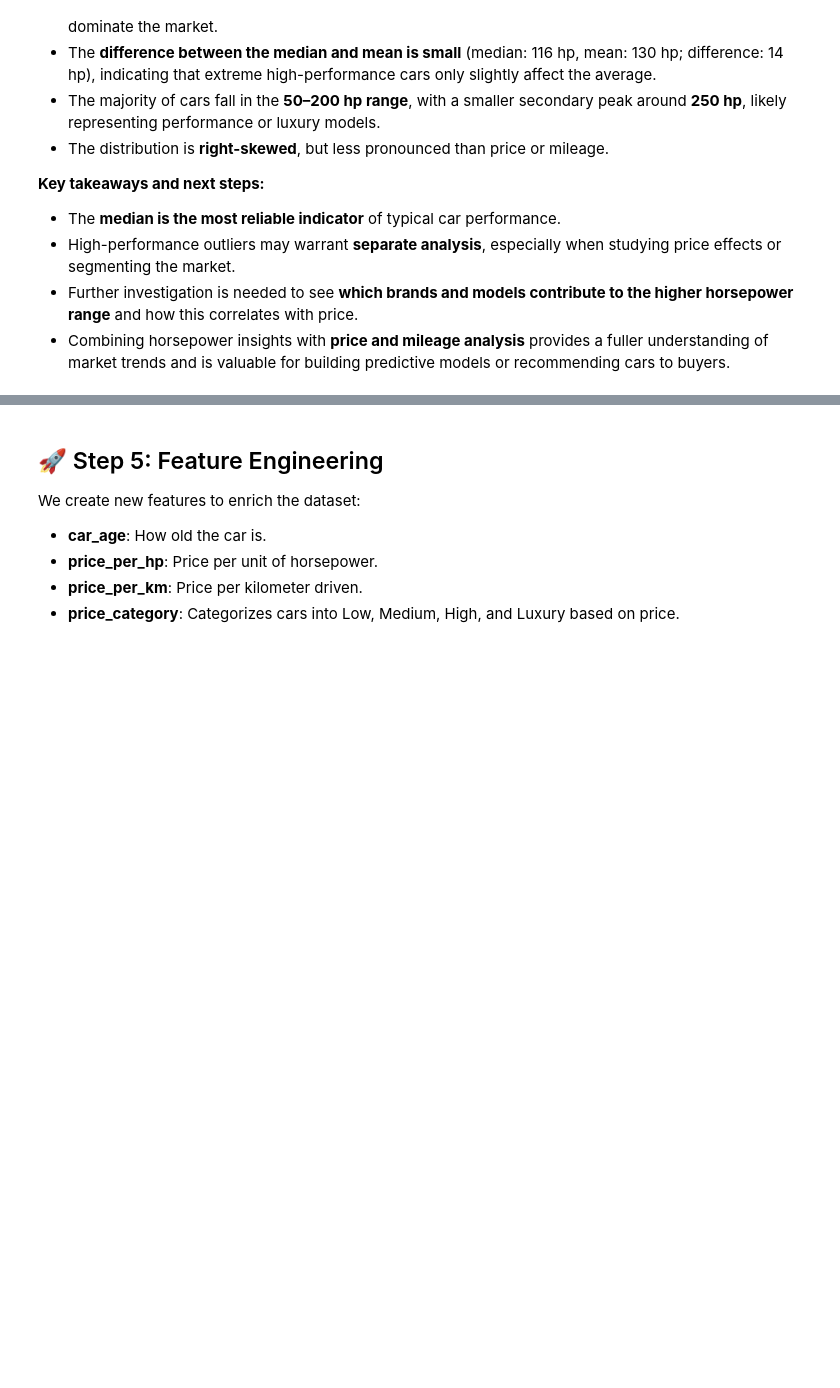
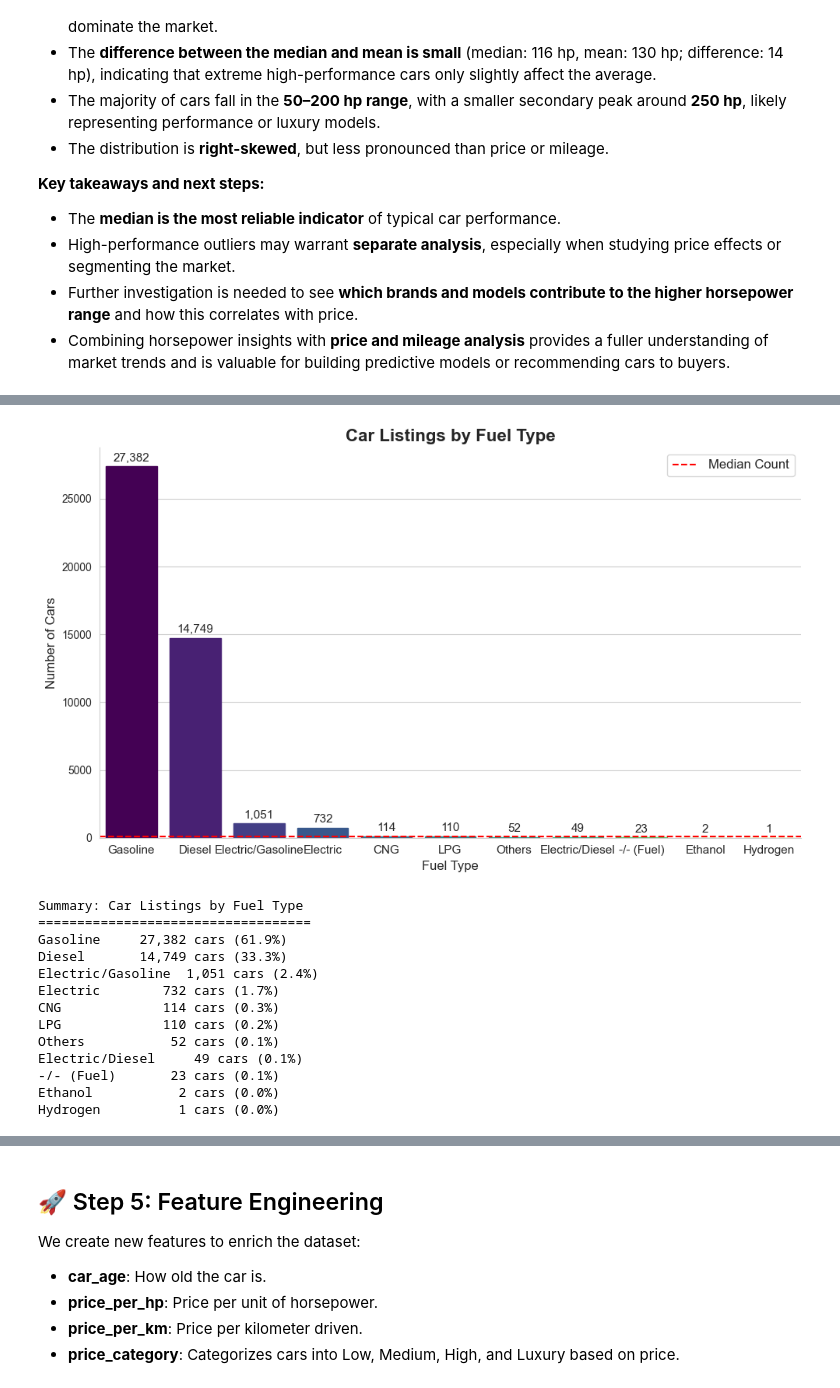
Before and after one commit to AdjinaMohamed/Used_Cars_Analysis, a Jupyter notebook: notebooks/Used_Cars_Analysis.ipynb, the cells around one changed output, grey strips where cells are left out. Cells and saved outputs as stored; diff of their text form; code cells hidden in the pictures; blank space fills up the shorter version.

```diff
--- a/notebooks/Used_Cars_Analysis.ipynb
+++ b/notebooks/Used_Cars_Analysis.ipynb
@@ -446,0 +493,61 @@ Examining the histogram of car horsepower, several patterns emerge:
+# %%
+# Count cars by fuel type
+
+fuel_counts = cars['fuel'].value_counts()
+
+plt.figure(figsize=(10, 6))
+ax = sns.barplot(
+    x=fuel_counts.index,
+    y=fuel_counts.values
+)
+
+# Apply consistent color gradient
+for i, bar in enumerate(ax.patches):
+    bar.set_color(plt.cm.viridis(i / len(ax.patches)))
+
+# Add median line for context
+median_count = fuel_counts.median()
+plt.axhline(median_count, color='red', linestyle='--', label='Median Count')
+
+# Add value labels on top of each bar
+for bar in ax.patches:
+    height = bar.get_height()
+    ax.text(bar.get_x() + bar.get_width()/2., height + 200,
+            f'{int(height):,}', ha='center', va='bottom', fontsize=11)
+
+# Titles and labels
+plt.title('Car Listings by Fuel Type', fontsize=16, fontweight='bold')
+plt.xlabel('Fuel Type', fontsize=12)
+plt.ylabel('Number of Cars', fontsize=12)
+plt.xticks(fontsize=11)
+plt.legend(fontsize=12)
+
+# Clean up the layout
+sns.despine()
+plt.tight_layout()
+plt.show()
+
+# -------------------------------
+# summary statistics
+# -------------------------------
+print("Summary: Car Listings by Fuel Type")
+print("=" * 35)
+total_cars = len(cars)
+for fuel_type, count in fuel_counts.items():
+    percentage = (count / total_cars) * 100
+    print(f"{fuel_type:<12} {count:>6,} cars ({percentage:.1f}%)")
+# %% [output]
+[figure, added]
+Summary: Car Listings by Fuel Type
+===================================
+Gasoline     27,382 cars (61.9%)
+Diesel       14,749 cars (33.3%)
+Electric/Gasoline  1,051 cars (2.4%)
+Electric        732 cars (1.7%)
+CNG             114 cars (0.3%)
+LPG             110 cars (0.2%)
+Others           52 cars (0.1%)
+Electric/Diesel     49 cars (0.1%)
+-/- (Fuel)       23 cars (0.1%)
+Ethanol           2 cars (0.0%)
+Hydrogen          1 cars (0.0%)
```
Also changed, not shown: parts of 11 cells of this notebook.
